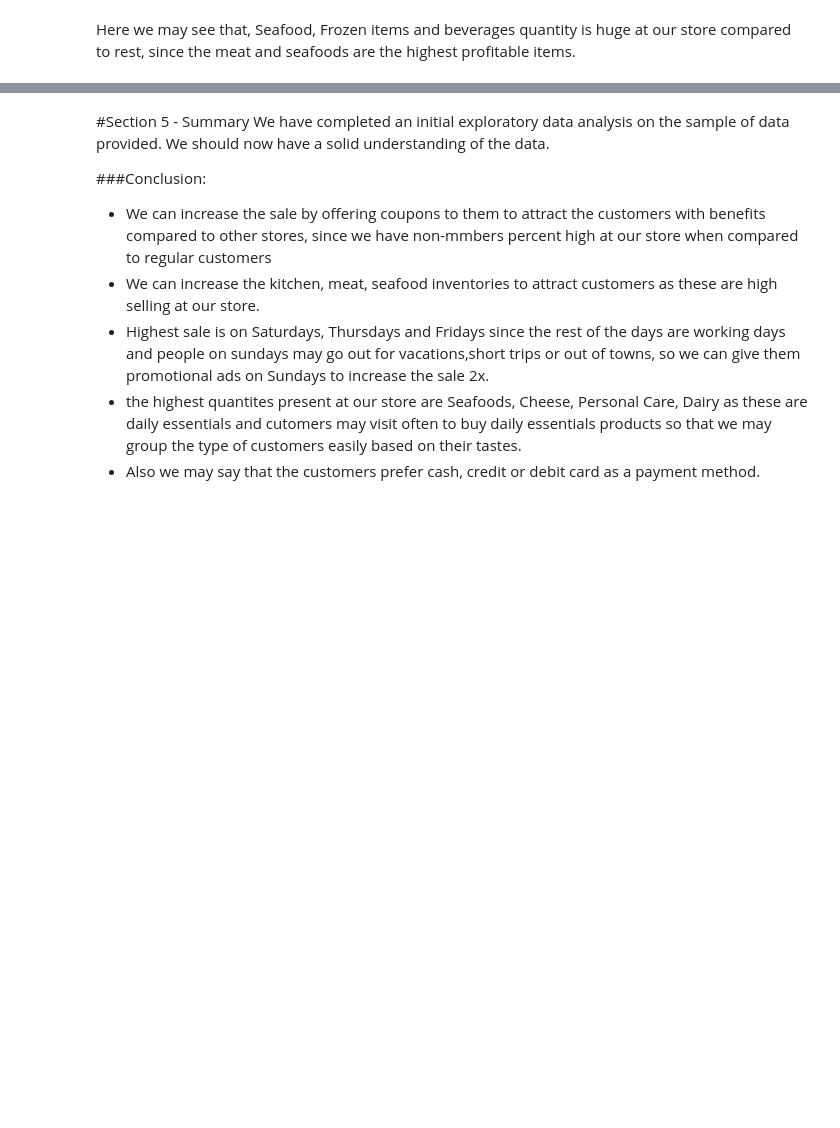
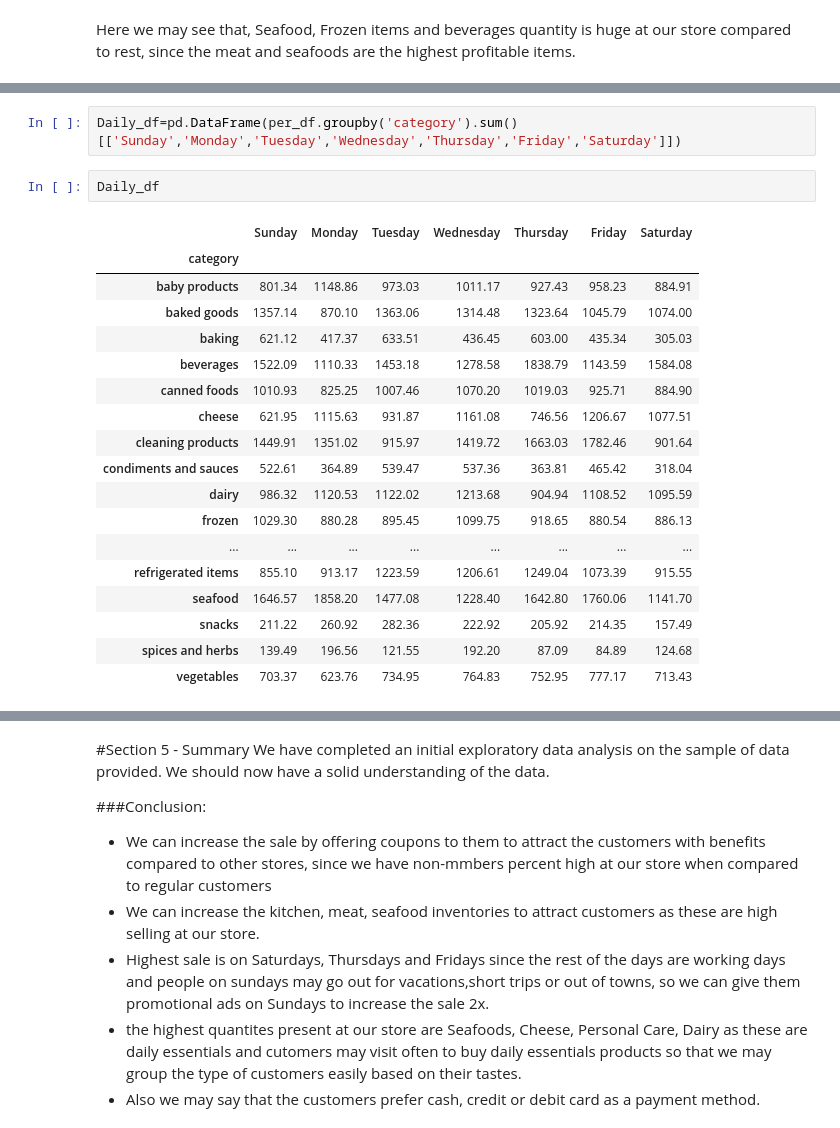
Before and after one commit to ayeshafirdose31/Cognizant_AI, a Jupyter notebook: Cognizant_Task_1.ipynb, the cells around one changed output, grey strips where cells are left out. Saved outputs shown, nothing was run; the diff lists cells and outputs as text; blank space fills up the shorter version.

```diff
--- a/Cognizant_Task_1.ipynb
+++ b/Cognizant_Task_1.ipynb
@@ -374,0 +395,23 @@ Here we may see that, Seafood, Frozen items and beverages quantity is huge at ou
+# %%
+Daily_df=pd.DataFrame(per_df.groupby('category').sum()[['Sunday','Monday','Tuesday','Wednesday','Thursday','Friday','Saturday']])
+# %%
+Daily_df
+# %% [output]
+|  | Sunday | Monday | Tuesday | Wednesday | Thursday | Friday | Saturday |
+| category |  |  |  |  |  |  |  |
+| baby products | 801.34 | 1148.86 | 973.03 | 1011.17 | 927.43 | 958.23 | 884.91 |
+| baked goods | 1357.14 | 870.10 | 1363.06 | 1314.48 | 1323.64 | 1045.79 | 1074.00 |
+| baking | 621.12 | 417.37 | 633.51 | 436.45 | 603.00 | 435.34 | 305.03 |
+| beverages | 1522.09 | 1110.33 | 1453.18 | 1278.58 | 1838.79 | 1143.59 | 1584.08 |
+| canned foods | 1010.93 | 825.25 | 1007.46 | 1070.20 | 1019.03 | 925.71 | 884.90 |
+| cheese | 621.95 | 1115.63 | 931.87 | 1161.08 | 746.56 | 1206.67 | 1077.51 |
+| cleaning products | 1449.91 | 1351.02 | 915.97 | 1419.72 | 1663.03 | 1782.46 | 901.64 |
+| condiments and sauces | 522.61 | 364.89 | 539.47 | 537.36 | 363.81 | 465.42 | 318.04 |
+| dairy | 986.32 | 1120.53 | 1122.02 | 1213.68 | 904.94 | 1108.52 | 1095.59 |
+| frozen | 1029.30 | 880.28 | 895.45 | 1099.75 | 918.65 | 880.54 | 886.13 |
+| ... | ... | ... | ... | ... | ... | ... | ... |
+| refrigerated items | 855.10 | 913.17 | 1223.59 | 1206.61 | 1249.04 | 1073.39 | 915.55 |
+| seafood | 1646.57 | 1858.20 | 1477.08 | 1228.40 | 1642.80 | 1760.06 | 1141.70 |
+| snacks | 211.22 | 260.92 | 282.36 | 222.92 | 205.92 | 214.35 | 157.49 |
+| spices and herbs | 139.49 | 196.56 | 121.55 | 192.20 | 87.09 | 84.89 | 124.68 |
+| vegetables | 703.37 | 623.76 | 734.95 | 764.83 | 752.95 | 777.17 | 713.43 |
```
Also changed, not shown: parts of 4 cells of this notebook.
